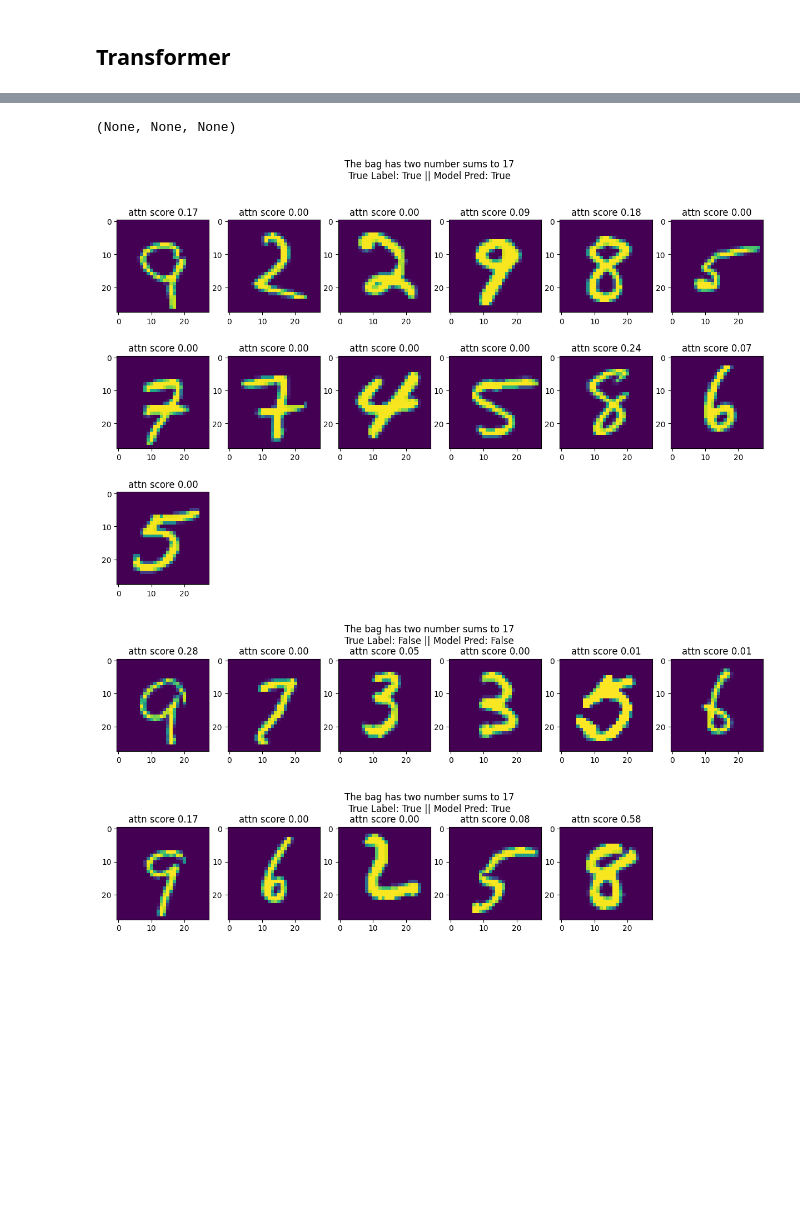
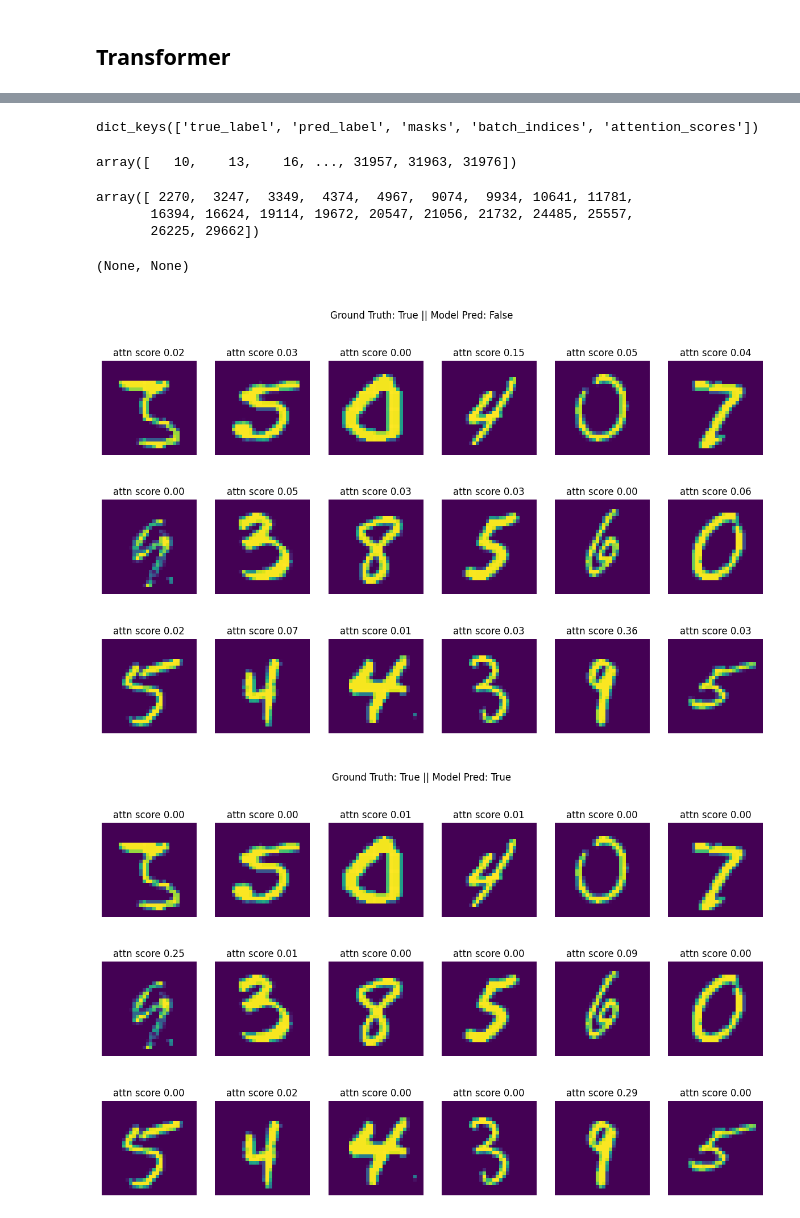
Before and after one commit to HoustonJ2013/transformer-deep-multi-instance-learning, a Jupyter notebook: notebooks/Result_analysis.ipynb, the cells around one changed output, grey strips where cells are left out. Drawn from its saved outputs; the diff is of its cells as text; code cells hidden in the pictures; blank space fills up the shorter version.

```diff
--- a/notebooks/Result_analysis.ipynb
+++ b/notebooks/Result_analysis.ipynb
@@ -102,7 +102,7 @@ def transformer_attention_agg(attn, agg_fn="mean"):
     else:
         return torch.mean(cls_attn.view(n_heads, n_seq - 1), 0)
 
-def plot_scores(row, test_results, is_transformer=False, label_meaning="The bag has target 9", agg_fn="mean"):
+def plot_scores(row, test_results, is_transformer=False, label_meaning="The bag has target 9", agg_fn="mean", show_title=True):
     batch_indices = test_results["batch_indices"][row]
     imgs = [dataset[i_][0] for i_ in batch_indices]
     labels = [dataset[i_][1] for i_ in batch_indices]
@@ -118,16 +118,21 @@ def plot_scores(row, test_results, is_transformer=False, label_meaning="The bag
     fig, ax = plt.subplots(n_rows, n_cols)
     fig.set_figwidth(15)
     fig.set_figheight(int(12/4 * n_rows))
-    title = label_meaning + "\n" + "True Label: %r || Model Pred: %r"%(bool(true_label), bool(pred_label))
-    fig.suptitle(title)
+    title = label_meaning + "\n" + "Ground Truth: %r || Model Pred: %r"%(bool(true_label), bool(pred_label))
+    if show_title:
+        fig.suptitle(title)
     for i in range(n_cols * n_rows):
         if i < n:
             if(n_rows == 1):
                 ax[i%n_cols].imshow(imgs[i])
-                ax[i%n_cols].set_title("attn score %0.2f"%(scores[i]))
+                if show_title:
+                    ax[i%n_cols].set_title("attn score %0.2f"%(scores[i]))
+                ax[i%n_cols].axis("off")
             else:
                 ax[i//n_cols][i%n_cols].imshow(imgs[i])
-                ax[i//n_cols][i%n_cols].set_title("attn score %0.2f"%(scores[i]))
+                if show_title:
+                    ax[i//n_cols][i%n_cols].set_title("attn score %0.2f"%(scores[i]))
+                ax[i//n_cols][i%n_cols].axis("off")
         else:
             if(n_rows == 1):
                 ax[i%n_cols].axis('off')
@@ -185,9 +165,15 @@ plot_scores(2, transformer_res_1, is_transformer=True, label_meaning="The bag ha
 # %%
-plot_scores(0, transformer_res_2, is_transformer=True, label_meaning="The bag has two number sums to 17"), \
-plot_scores(1, transformer_res_2, is_transformer=True, label_meaning="The bag has two number sums to 17"), \
-plot_scores(2, transformer_res_2, is_transformer=True, label_meaning="The bag has two number sums to 17")
+# plot_scores(0, transformer_res_2, is_transformer=True, label_meaning="The bag has two number sums to 17"), \
+# plot_scores(1, transformer_res_2, is_transformer=True, label_meaning="The bag has two number sums to 17"), \
+# plot_scores(2, transformer_res_2, is_transformer=True, label_meaning="The bag has two number sums to 17")
-# %% [output]
-(None, None, None)
-[figure, removed]
-[figure, removed]
-[figure, removed]
+# %%
+mil_res_0.keys()
+# %% [output]
+dict_keys(['true_label', 'pred_label', 'masks', 'batch_indices', 'attention_scores'])
+# %%
+t1_mil_label = mil_res_0["true_label"]
+t1_mil_pred = mil_res_0["pred_label"]
+t1_trans_pred = transformer_res_0["pred_label"]
+np.arange(mil_res_0["masks"].shape[0])[(torch.sum(mil_res_0["masks"], 1) == 6).numpy()]
+# %% [output]
+array([   10,    13,    16, ..., 31957, 31963, 31976])
@@ -193,0 +184,23 @@ plot_scores(2, transformer_res_2, is_transformer=True, label_meaning="The bag ha
+# %%
+t2_mil_label = mil_res_1["true_label"]
+t2_mil_pred = mil_res_1["pred_label"]
+t2_trans_pred = transformer_res_1["pred_label"]
+
+filter_index = (torch.sum(mil_res_1["masks"], 1) == 18).numpy() & \
+                (t2_mil_label != t2_mil_pred).numpy() & \
+                (t2_mil_label == t2_trans_pred).numpy() & \
+                (t2_mil_label == 1).numpy()
+indices_all = np.arange(mil_res_1["masks"].shape[0])
+indices_all[filter_index]
+# %% [output]
+array([ 2270,  3247,  3349,  4374,  4967,  9074,  9934, 10641, 11781,
+       16394, 16624, 19114, 19672, 20547, 21056, 21732, 24485, 25557,
+       26225, 29662])
+# %%
+row = 3349
+plot_scores(row, mil_res_1, label_meaning=""), \
+plot_scores(row, transformer_res_1, is_transformer=True, label_meaning="")
+# %% [output]
+(None, None)
+[figure, added]
+[figure, added]
```
Also changed, not shown: parts of 8 cells of this notebook.
